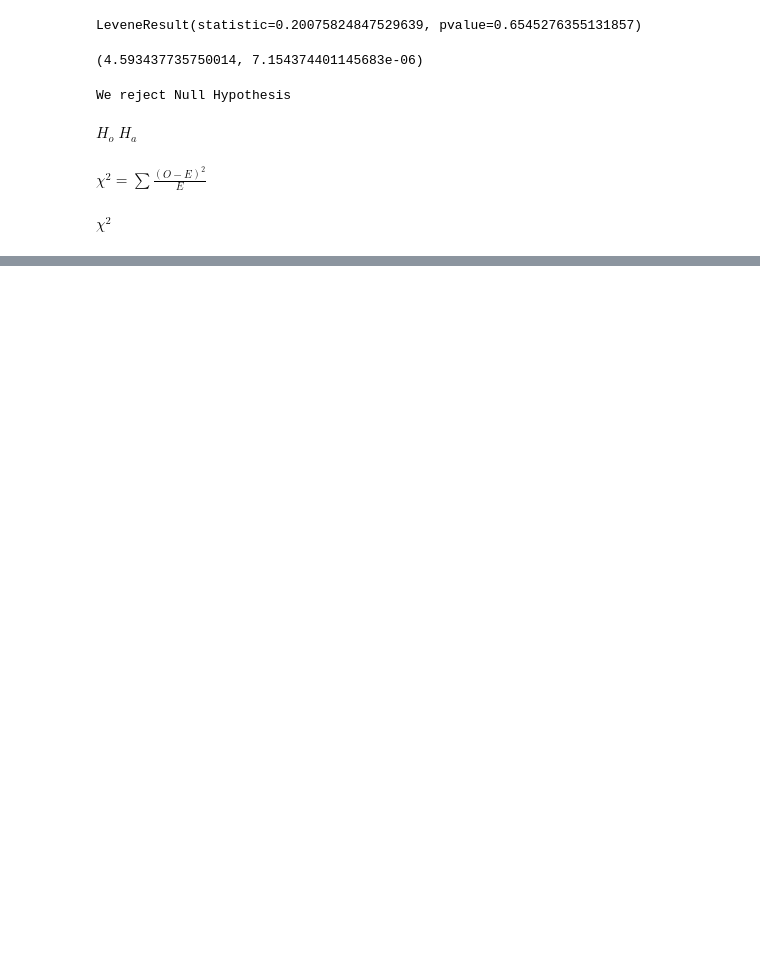
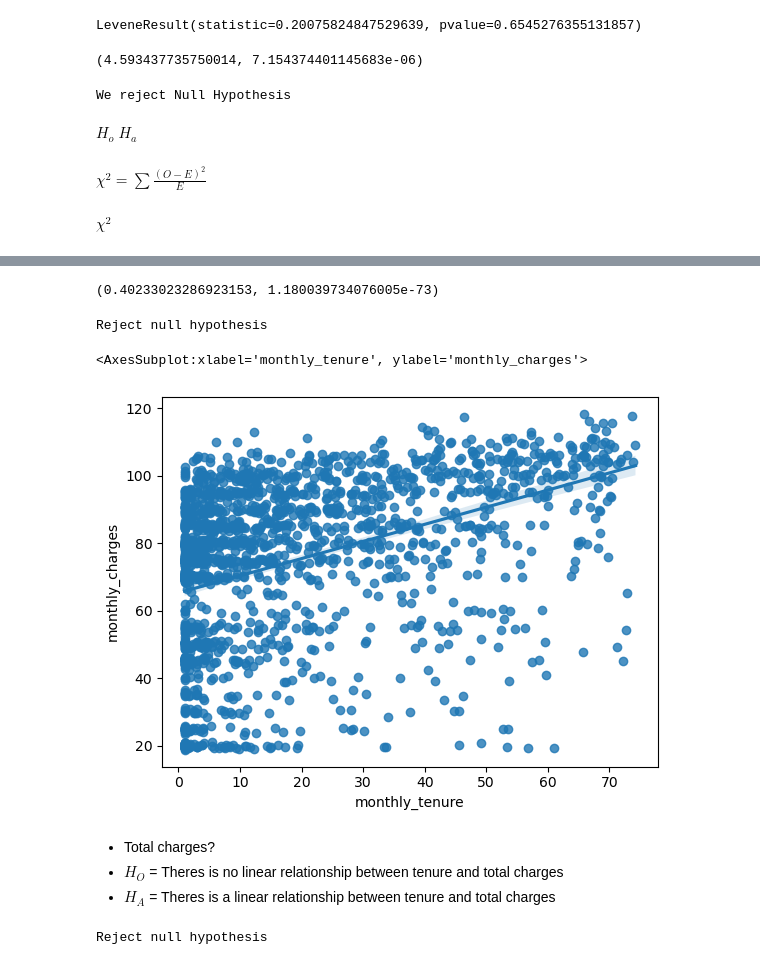
Before and after one commit to Keila-Camarillo/statistics-exercises, a Jupyter notebook: hypothesis_testing.ipynb, the cells around one changed output, grey strips where cells are left out. Saved outputs shown, nothing was run; the diff lists cells and outputs as text; code cells hidden in the pictures; blank space fills up the shorter version.

Commit message:
hypothesis testing

```diff
--- a/hypothesis_testing.ipynb
+++ b/hypothesis_testing.ipynb
@@ -303,0 +312,2 @@ IsADirectoryError: [Errno 21] Is a directory: '/Users/kcamarillo/codeup-data-sci
+# %%
+df = pd.read_csv("telco_norm.csv")
@@ -303,0 +330,6 @@ IsADirectoryError: [Errno 21] Is a directory: '/Users/kcamarillo/codeup-data-sci
+# %%
+df["total_charge"] = pd.to_numeric(df["total_charges"], errors= "coerce")
+# %%
+df["monthly_tenure"] = df.total_charge / df.monthly_charges
+df = df.replace(-np.inf, np.nan)
+df = df.dropna()
@@ -303,0 +341,20 @@ IsADirectoryError: [Errno 21] Is a directory: '/Users/kcamarillo/codeup-data-sci
+# %%
+r, p
+# %% [output]
+(0.40233023286923153, 1.180039734076005e-73)
+# %%
+if p < alpha:
+    print("Reject null hypothesis")
+else:
+    print("Failed to reject null hypothesis")
+# %% [output]
+Reject null hypothesis
+# %%
+sns.regplot(x="monthly_tenure", y="monthly_charges", data = df)
+# %% [output]
+<AxesSubplot:xlabel='monthly_tenure', ylabel='monthly_charges'>
+[figure, added]
+# %% [markdown]
+* Total charges?
+* $H_O$ = Theres is no linear relationship between tenure and total charges
+* $H_A$ = Theres is a linear relationship between tenure and total charges
@@ -303,0 +367,7 @@ IsADirectoryError: [Errno 21] Is a directory: '/Users/kcamarillo/codeup-data-sci
+# %%
+if p < alpha:
+    print("Reject null hypothesis")
+else:
+    print("Failed to reject null hypothesis")
+# %% [output]
+Reject null hypothesis
```
Also changed, not shown: parts of 66 cells of this notebook.
